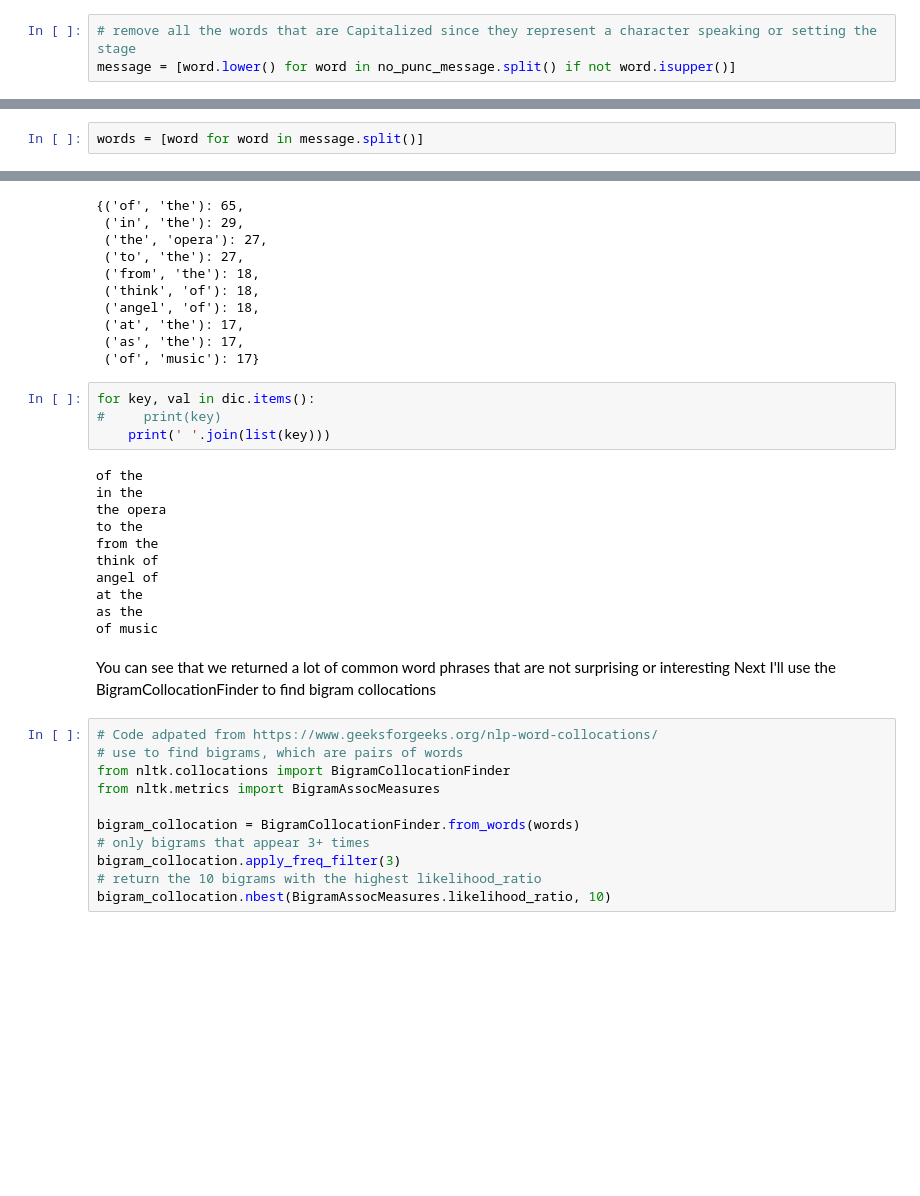
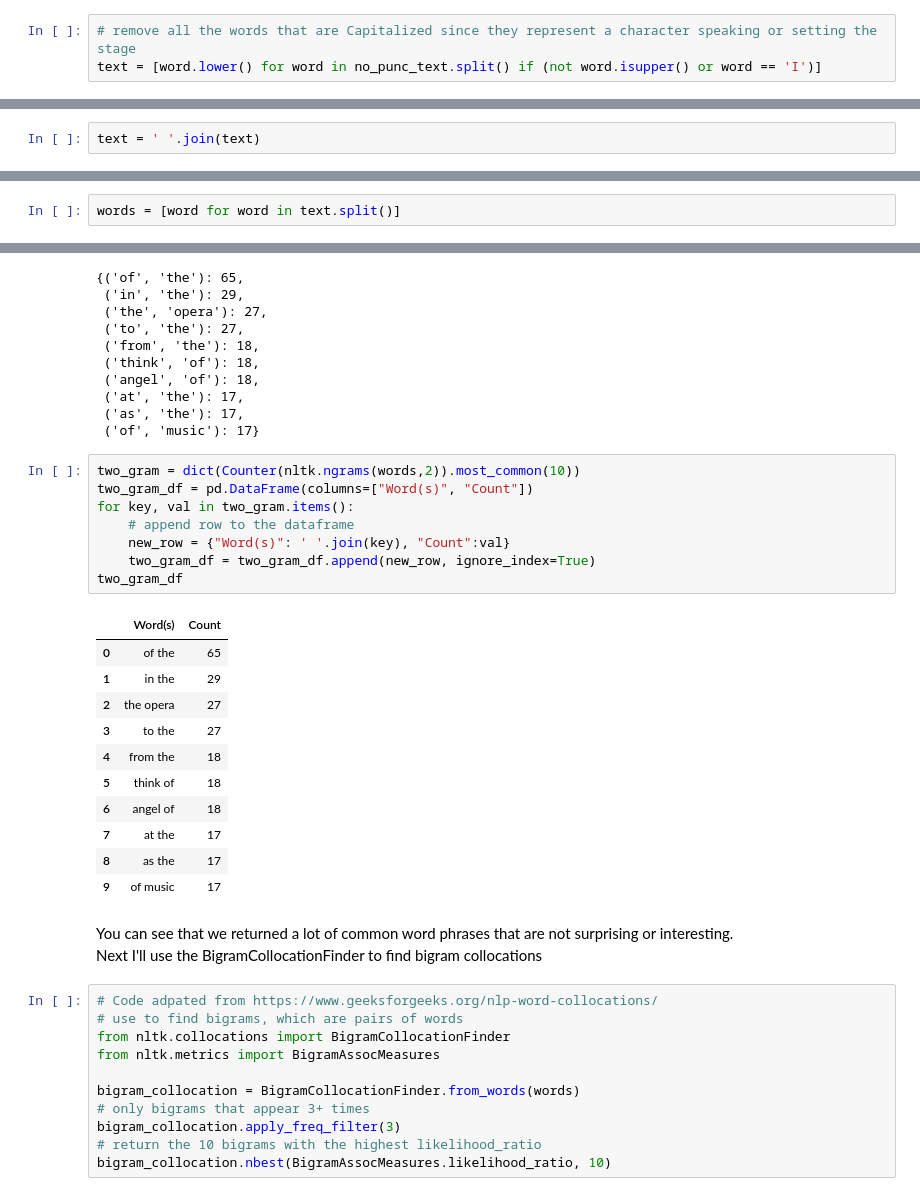
Before and after one commit to chankeith96/Side-Project-Musical-Word-Clouds, a Jupyter notebook: Movie Word Cloud.ipynb, the cells around one changed output, grey strips where cells are left out. Saved outputs shown, nothing was run; the diff lists cells and outputs as text; blank space fills up the shorter version.

```diff
--- a/Movie Word Cloud.ipynb
+++ b/Movie Word Cloud.ipynb
@@ -67,4 +67,4 @@ no_punc_message[:200]
 'THE STAGE OF THE PARIS OPERA 1905 The contents of the opera house is being auctioned off An AUCTIONEER PORTERS BIDDERS and RAOUL seventy now but still bright of eye The action commences with a blow f ...
 # %%
 # remove all the words that are Capitalized since they represent a character speaking or setting the stage
-message = [word.lower() for word in no_punc_message.split() if not word.isupper()]
+text = [word.lower() for word in no_punc_text.split() if (not word.isupper() or word == 'I')]
@@ -73 +71,3 @@ message = ' '.join(message)
+# %%
+text = ' '.join(text)
 # %%
@@ -75,7 +75,7 @@ message[:200]
 # %% [output]
 '1905 the contents of the opera house is being auctioned off an and seventy now but still bright of eye the action commences with a blow from the auctloneers gavel sold your number sir thank you lot 6 ...
 # %%
-words = [word for word in message.split()]
+words = [word for word in text.split()]
 # %% [markdown]
 To get common phrases within the script, I create a counter for the most common n-grams. This approach returns the most common phrases. However, a similar approach with very important subtle differences is finding collocations. According to Wikipedia, "a collocation is a series of words or terms that co-occur more often than would be expected by chance." Whereas the first approach that returns the most frequent phrases can end up with an overrepresentation of phrases made up of common words (i.e. "is a"), collocations return the more interesting and informative phrases.
 
@@ -101,23 +101,28 @@ dic
  ('at', 'the'): 17,
  ('as', 'the'): 17,
  ('of', 'music'): 17}
-# %%
-for key, val in dic.items():
-#     print(key)
-    print(' '.join(list(key)))
-# %% [output]
-of the
-in the
-the opera
-to the
-from the
-think of
-angel of
-at the
-as the
-of music
+# %%
+two_gram = dict(Counter(nltk.ngrams(words,2)).most_common(10))
+two_gram_df = pd.DataFrame(columns=["Word(s)", "Count"])
+for key, val in two_gram.items():
+    # append row to the dataframe
+    new_row = {"Word(s)": ' '.join(key), "Count":val}
+    two_gram_df = two_gram_df.append(new_row, ignore_index=True)
+two_gram_df
+# %% [output]
+|  | Word(s) | Count |
+| 0 | of the | 65 |
+| 1 | in the | 29 |
+| 2 | the opera | 27 |
+| 3 | to the | 27 |
+| 4 | from the | 18 |
+| 5 | think of | 18 |
+| 6 | angel of | 18 |
+| 7 | at the | 17 |
+| 8 | as the | 17 |
+| 9 | of music | 17 |
 # %% [markdown]
-You can see that we returned a lot of common word phrases that are not surprising or interesting
+You can see that we returned a lot of common word phrases that are not surprising or interesting.
 Next I'll use the BigramCollocationFinder to find bigram collocations
 # %%
 # Code adpated from https://www.geeksforgeeks.org/nlp-word-collocations/
```
Also changed, not shown: parts of 37 cells of this notebook.
